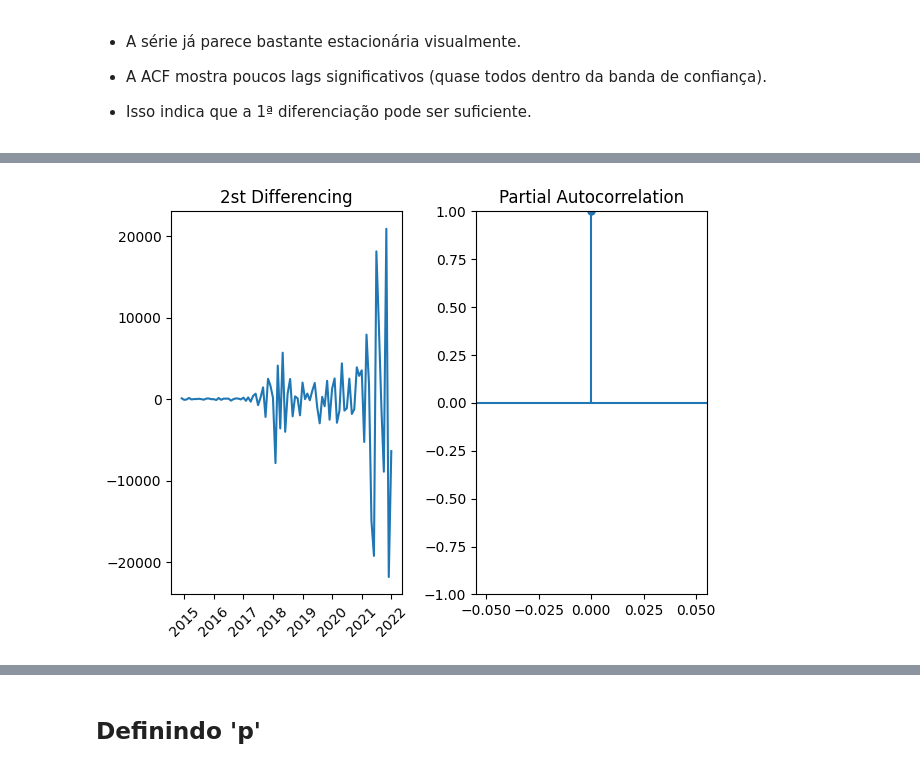
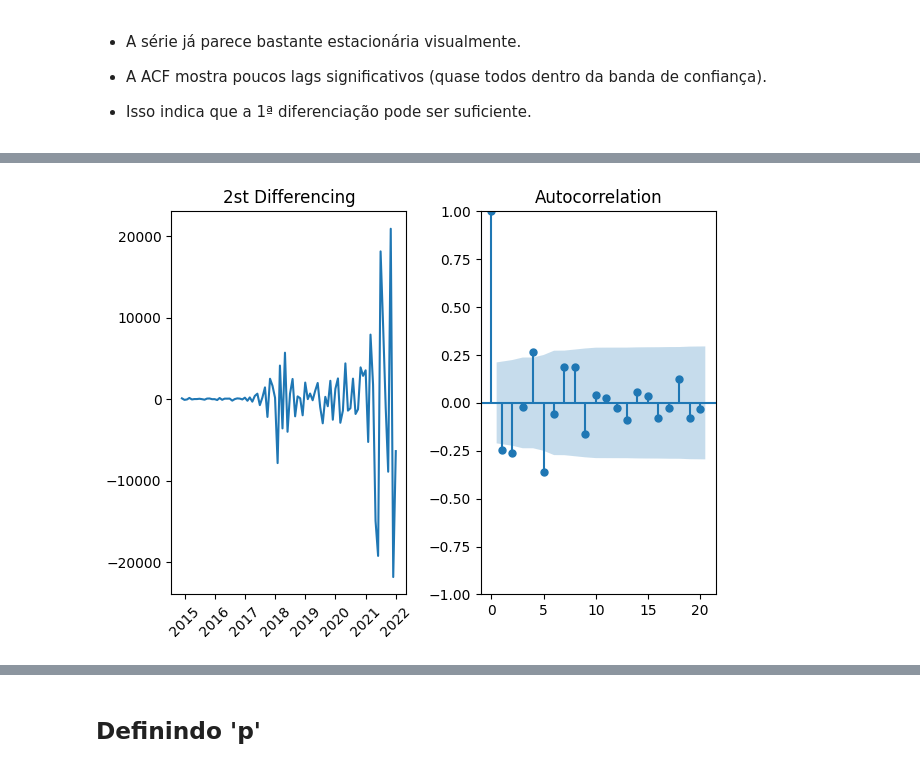
Before and after one commit to MariaGabrielaAlvesZuppardo/SeriesTemporaisCin, a Jupyter notebook: Lista_de_Exercicio_ARIMA_Not_Seasonal.ipynb, the cells around one changed output, grey strips where cells are left out. Drawn from its saved outputs; the diff is of its cells as text; code cells hidden in the pictures.

```diff
--- a/Lista_de_Exercicio_ARIMA_Not_Seasonal.ipynb
+++ b/Lista_de_Exercicio_ARIMA_Not_Seasonal.ipynb
@@ -171,6 +172,6 @@ Data has a unit root and is non-stationary
 # %%
 diff1 = train.copy()
-diff1['y'] = train['y'].diff(1)
+diff1['y'] = diff1['y'].diff(1)
 diff1.dropna(inplace=True)
 diff1.head()
 # %% [output]
@@ -219,0 +223,5 @@ Data has no unit root and is stationary
+# %%
+diff2 = diff1.copy()
+diff2['y'] = diff2['y'].diff(1)
+diff2.dropna(inplace=True)
+diff2.head()
@@ -220,13 +236,13 @@ Data has no unit root and is stationary
 # %%
 fig, axes = plt.subplots(1, 2)
-axes[0].plot(diff1.diff()); axes[0].set_title('2st Differencing')
+axes[0].plot(diff2); axes[0].set_title('2st Differencing')
 axes[1].set(ylim=(0,5))
-plot_pacf(diff1.diff(), ax=axes[1],lags=20)
+plot_acf(diff2, ax=axes[1],lags=20)
 
 # Rotaciona os rótulos do eixo X apenas nos gráficos à esquerda
 for label in axes[0].get_xticklabels():
     label.set_rotation(45)
 plt.tight_layout()
 plt.show()
 # %% [output]
-[figure, old version]
+[figure, new version]
```
Also changed, not shown: parts of 11 cells of this notebook.
